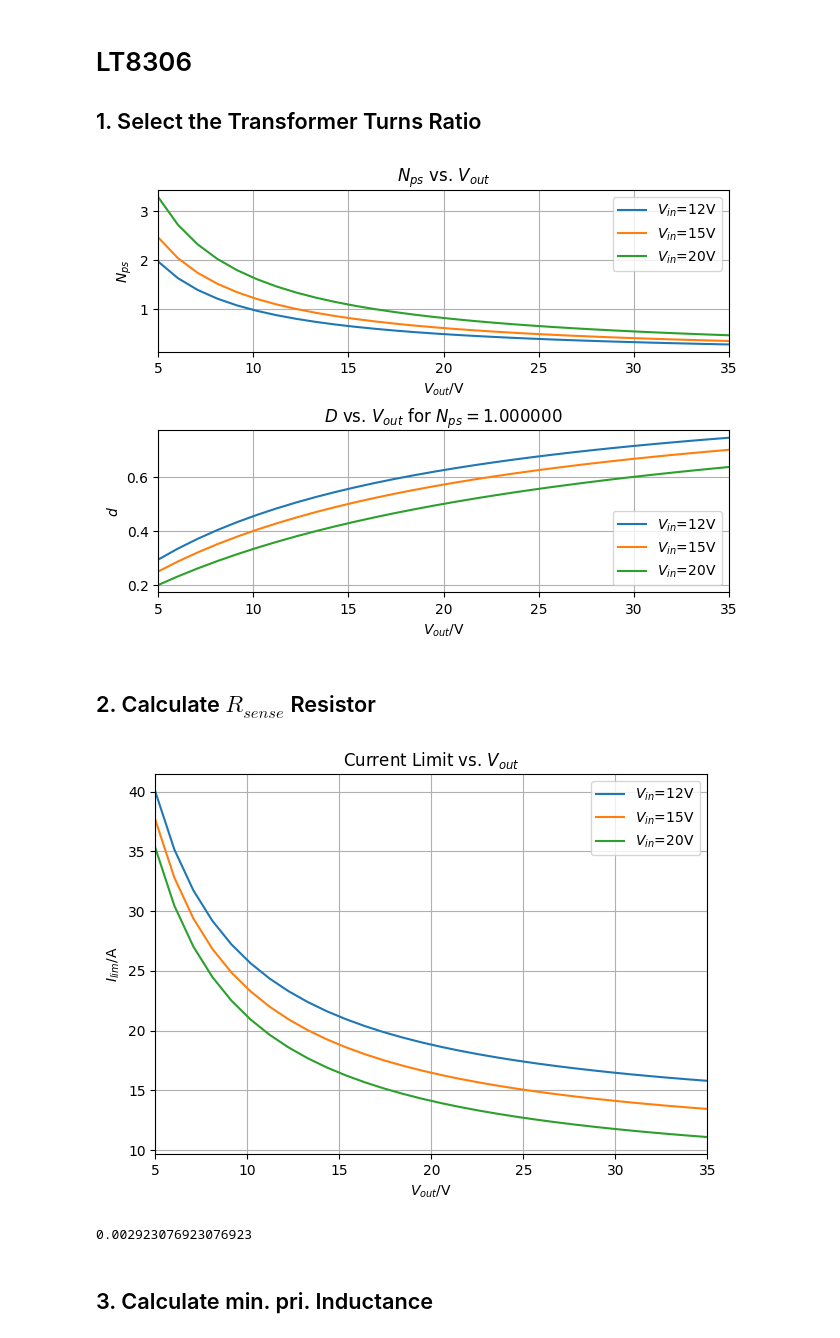
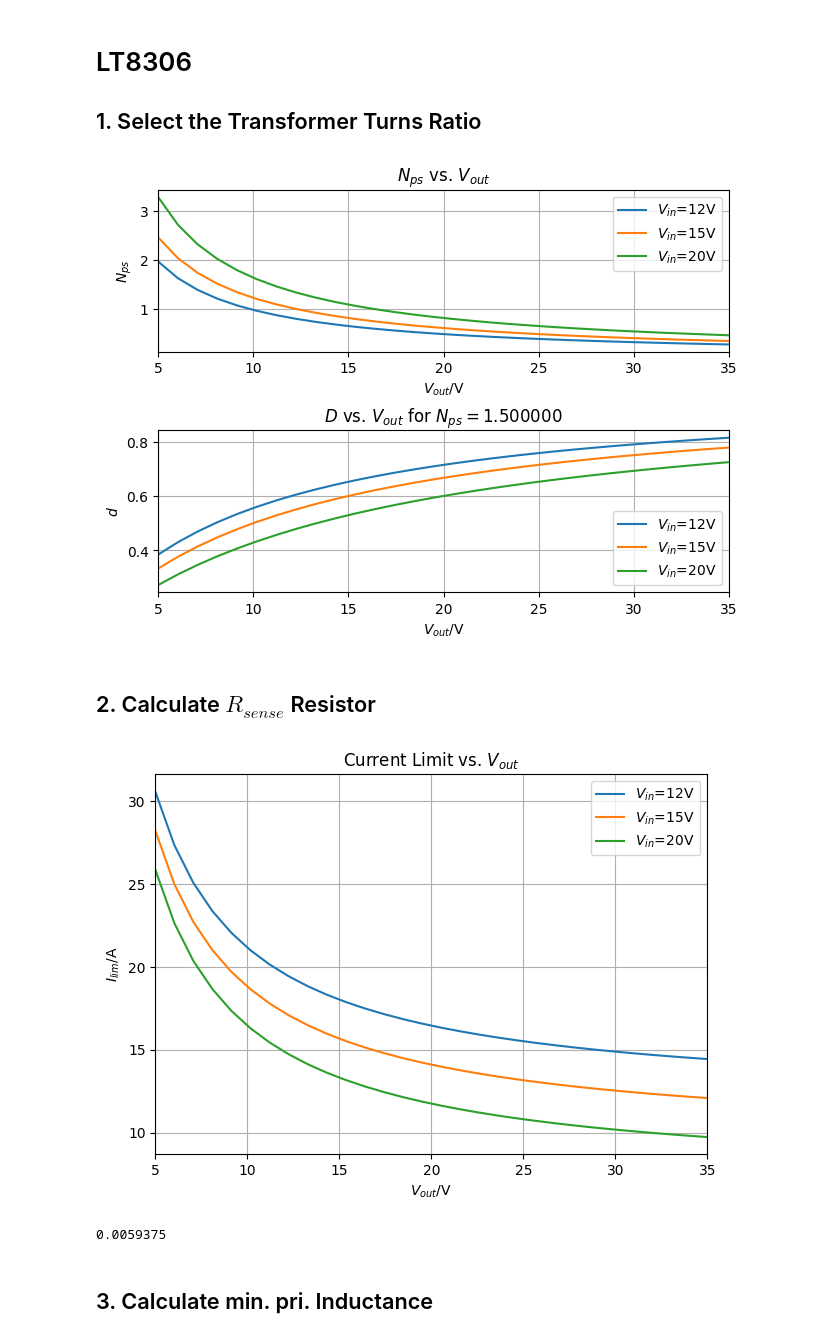
Before and after one commit to juulsA/usb-c-pd-vps, a Jupyter notebook: calculations/usb-c-pd-vps.ipynb, the cells around one changed output. Cells and saved outputs as stored; diff of their text form; code cells hidden in the pictures.

```diff
--- a/calculations/usb-c-pd-vps.ipynb
+++ b/calculations/usb-c-pd-vps.ipynb
@@ -18,8 +18,8 @@ for i in range(len(v_in)):
     for j in range(len(v_out)):
         n_ps[i,j] = d_max * v_in[i] / ((1 - d_max) * (v_out[j] + v_f)) # primary to secondary winding ratio
 
-# select n_ps = 1 for design
-n_ps_design = 1
+# select n_ps = 1.5 for design (750311591)
+n_ps_design = 1.5
 
 # calucate duty cycle for fixed n_ps value
 for i in range(len(v_in)):
@@ -47,37 +47,37 @@ ax[1].set_ylabel('$d$')
 ax[1].set_xlim(np.min(v_out),np.max(v_out))
 ax[1].grid(True)
 # %% [output]
-[figure, old version]
+[figure, new version]
 # %% [markdown]
 ## 2. Calculate $R_{sense}$ Resistor
 # %%
 pwr_max = 60 # maximum output power
 eta = 0.85 # efficiency
 
 i_lim = np.zeros((len(v_in), len(v_out)))
 
 for i in range(len(v_in)):
     for j in range(len(v_out)):
         i_lim[i,j] = (2 * pwr_max / v_out[j]) / (eta * (1 - d[i,j]) * n_ps_design)
 
     plt.plot(v_out, i_lim[i,:])
 
 plt.xlabel('$V_{out}$/V')
 plt.ylabel('$I_{lim}$/A')
 plt.title('Current Limit vs. $V_{out}$')
 plt.legend(['$V_{in}$=12V', '$V_{in}$=15V', '$V_{in}$=20V'])
 plt.grid(True)
 plt.xlim(np.min(v_out),np.max(v_out))
 plt.tight_layout()
 plt.show()
 
-i_lim_design = 26 / 0.8
+i_lim_design = 20*0.8
 r_sense = 95e-3 / i_lim_design
 
 print(r_sense)
 # %% [output]
-[figure, old version]
+[figure, new version]
-0.002923076923076923
+0.0059375
 # %% [markdown]
 ## 3. Calculate min. pri. Inductance
 # %%
```
Also changed, not shown: parts of 3 cells of this notebook.
